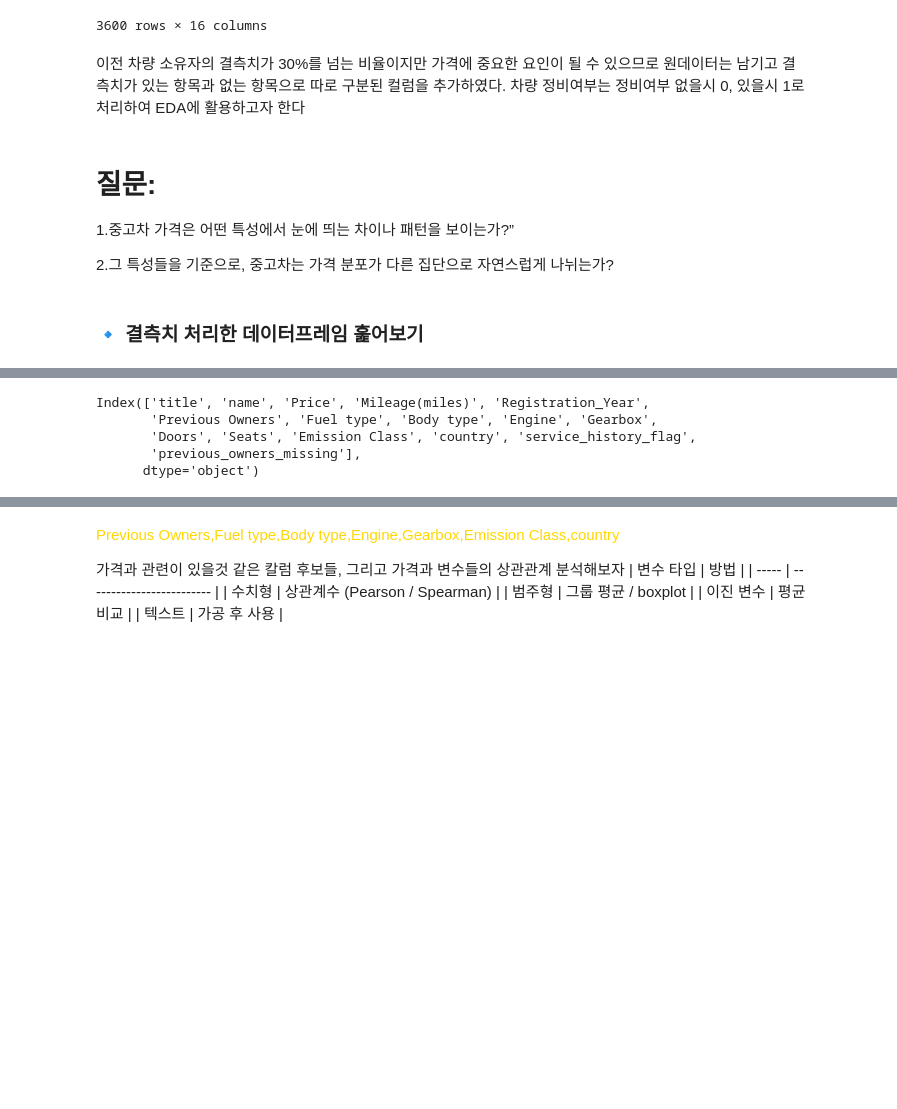
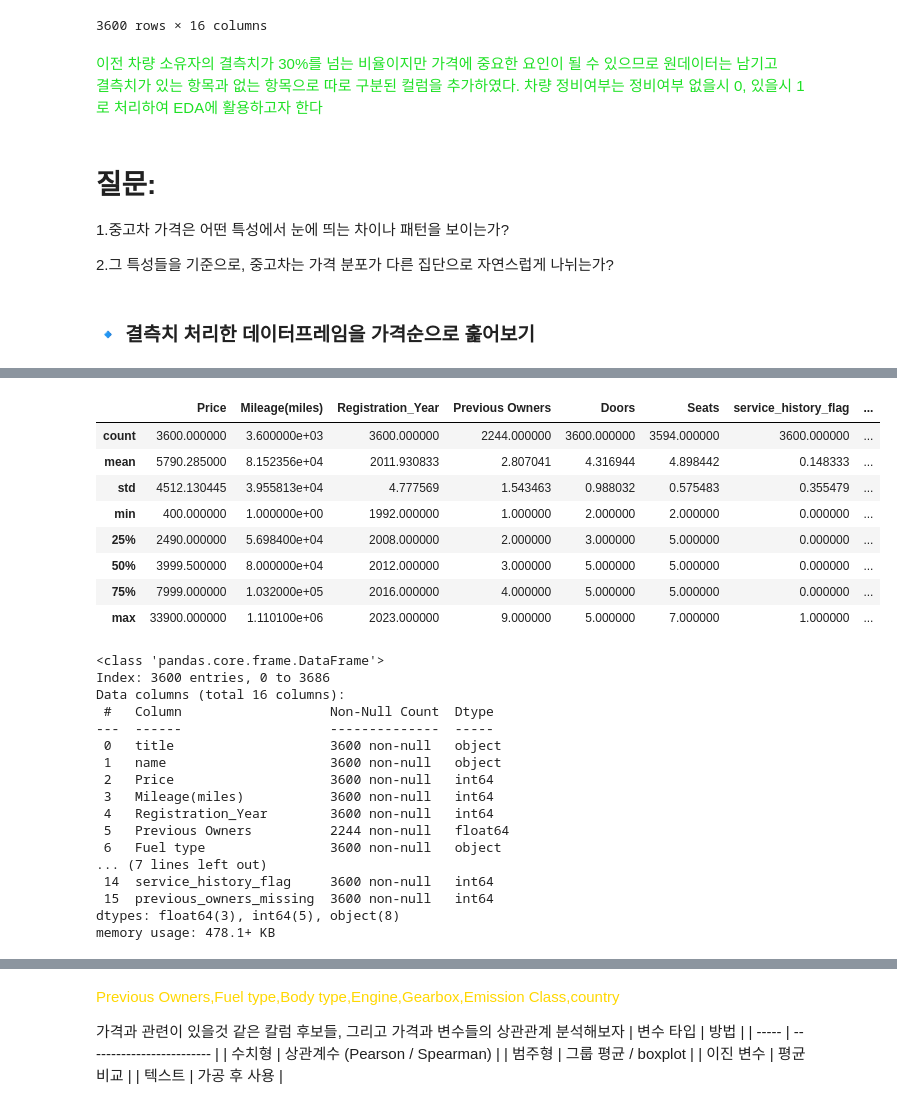
Before and after one commit to jojos0501/da5, a Jupyter notebook: 0206_DataTransformation/day2_project_조수경.ipynb, the cells around one changed output, grey strips where cells are left out. Drawn from its saved outputs; the diff is of its cells as text; code cells hidden in the pictures; blank space fills up the shorter version.

```diff
--- a/0206_DataTransformation/day2_project_조수경.ipynb
+++ b/0206_DataTransformation/day2_project_조수경.ipynb
@@ -586,38 +569,61 @@ display(car_df)
 | 3686 | VAUXHALL CORSA | vauxhall | 2000 | 82160 | 2013 | 7.0 | Petrol | Hatchback | ... |
 3600 rows × 16 columns
 # %% [markdown]
-이전 차량 소유자의 결측치가 30%를 넘는 비율이지만 가격에 중요한 요인이 될 수 있으므로 원데이터는 남기고 결측치가 있는 항목과 없는 항목으로 따로 구분된 컬럼을 추가하였다. 차량 정비여부는 정비여부 없을시 0, 있을시 1로 처리하여 EDA에 활용하고자 한다
+<span style="color: #1fe026ff;"> 이전 차량 소유자의 결측치가 30%를 넘는 비율이지만 가격에 중요한 요인이 될 수 있으므로 원데이터는 남기고 <br>결측치가 있는 항목과 없는 항목으로 따로 구분된 컬럼을 추가하였다. 차량 정비여부는 정비여부 없을시 0, 있을시 1로 처리하여 EDA에 활용하고자 한다</span>
 # %% [markdown]
 # 질문:
-1.중고차 가격은 어떤 특성에서 눈에 띄는 차이나 패턴을 보이는가?”
+1.중고차 가격은 어떤 특성에서 눈에 띄는 차이나 패턴을 보이는가?
 
 2.그 특성들을 기준으로, 중고차는 가격 분포가 다른 집단으로 자연스럽게 나뉘는가?
 # %% [markdown]
-### 🔹 결측치 처리한 데이터프레임 훑어보기
+### 🔹 결측치 처리한 데이터프레임을 가격순으로 훑어보기
 # %%
 display(car_df.sort_values(by='Price', ascending=False).head(50))
 # display(car_df)
 car_df.columns
+display(car_df.describe())
+car_df.info()
 # %% [output]
 |  | title | name | Price | Mileage(miles) | Registration_Year | Previous Owners | Fuel type | Body type | ... |
 | 3212 | MERCEDES-BENZ GLE CLASS | mercedes-benz | 33900 | 92000 | 2019 | 1.0 | Diesel | SUV | ... |
 | 2936 | LAND ROVER RANGE ROVER SPORT | land | 30000 | 46000 | 2017 | 2.0 | Diesel | SUV | ... |
 | 3224 | BMW X3 SERIES | bmw | 28240 | 45155 | 2019 | 1.0 | Diesel | SUV | ... |
 | 3102 | SEAT ATECA | seat | 25995 | 222 | 2023 | NaN | Petrol | SUV | ... |
 | 3230 | LAND ROVER RANGE ROVER SPORT | land | 25995 | 36363 | 2015 | NaN | Diesel | SUV | ... |
 | 2913 | LAND ROVER RANGE ROVER EVOQUE | land | 25100 | 26994 | 2019 | NaN | Diesel | SUV | ... |
 | 3130 | AUDI A6 | audi | 25000 | 34364 | 2019 | 1.0 | Diesel | Estate | ... |
 | 2183 | DS AUTOMOBILES DS 9 | ds | 24770 | 16864 | 2021 | 1.0 | Petrol Plug-in Hybrid | Saloon | ... |
 | 2862 | LAND ROVER RANGE ROVER EVOQUE | land | 24444 | 22189 | 2019 | NaN | Diesel | SUV | ... |
 | 3213 | MAZDA MAZDA6 TOURER | mazda | 23910 | 23178 | 2020 | 1.0 | Petrol | Estate | ... |
 | ... | ... | ... | ... | ... | ... | ... | ... | ... | ... |
 | 3113 | BMW 1 SERIES | bmw | 18798 | 13271 | 2020 | 1.0 | Petrol | Hatchback | ... |
 | 2080 | KIA STONIC | kia | 18750 | 12875 | 2022 | NaN | Petrol Hybrid | SUV | ... |
 | 3005 | BMW 3 SERIES | bmw | 18695 | 93289 | 2019 | 2.0 | Diesel | Saloon | ... |
 | 3219 | MG MG ZS | mg | 18515 | 1 | 2023 | NaN | Petrol | SUV | ... |
 | 3235 | KIA XCEED HATCHBACK | kia | 18499 | 4000 | 2021 | 1.0 | Petrol | SUV | ... |
+|  | Price | Mileage(miles) | Registration_Year | Previous Owners | Doors | Seats | service_history_flag | ... |
+| count | 3600.000000 | 3.600000e+03 | 3600.000000 | 2244.000000 | 3600.000000 | 3594.000000 | 3600.000000 | ... |
+| mean | 5790.285000 | 8.152356e+04 | 2011.930833 | 2.807041 | 4.316944 | 4.898442 | 0.148333 | ... |
+| std | 4512.130445 | 3.955813e+04 | 4.777569 | 1.543463 | 0.988032 | 0.575483 | 0.355479 | ... |
+| min | 400.000000 | 1.000000e+00 | 1992.000000 | 1.000000 | 2.000000 | 2.000000 | 0.000000 | ... |
+| 25% | 2490.000000 | 5.698400e+04 | 2008.000000 | 2.000000 | 3.000000 | 5.000000 | 0.000000 | ... |
+| 50% | 3999.500000 | 8.000000e+04 | 2012.000000 | 3.000000 | 5.000000 | 5.000000 | 0.000000 | ... |
+| 75% | 7999.000000 | 1.032000e+05 | 2016.000000 | 4.000000 | 5.000000 | 5.000000 | 0.000000 | ... |
+| max | 33900.000000 | 1.110100e+06 | 2023.000000 | 9.000000 | 5.000000 | 7.000000 | 1.000000 | ... |
-Index(['title', 'name', 'Price', 'Mileage(miles)', 'Registration_Year',
-       'Previous Owners', 'Fuel type', 'Body type', 'Engine', 'Gearbox',
-       'Doors', 'Seats', 'Emission Class', 'country', 'service_history_flag',
-       'previous_owners_missing'],
-      dtype='object')
+<class 'pandas.core.frame.DataFrame'>
+Index: 3600 entries, 0 to 3686
+Data columns (total 16 columns):
+ #   Column                   Non-Null Count  Dtype
+---  ------                   --------------  -----
+ 0   title                    3600 non-null   object
+ 1   name                     3600 non-null   object
+ 2   Price                    3600 non-null   int64
+ 3   Mileage(miles)           3600 non-null   int64
+ 4   Registration_Year        3600 non-null   int64
+ 5   Previous Owners          2244 non-null   float64
+ 6   Fuel type                3600 non-null   object
+... (7 lines left out)
+ 14  service_history_flag     3600 non-null   int64
+ 15  previous_owners_missing  3600 non-null   int64
+dtypes: float64(3), int64(5), object(8)
+memory usage: 478.1+ KB
```
Also changed, not shown: parts of 7 cells of this notebook.
